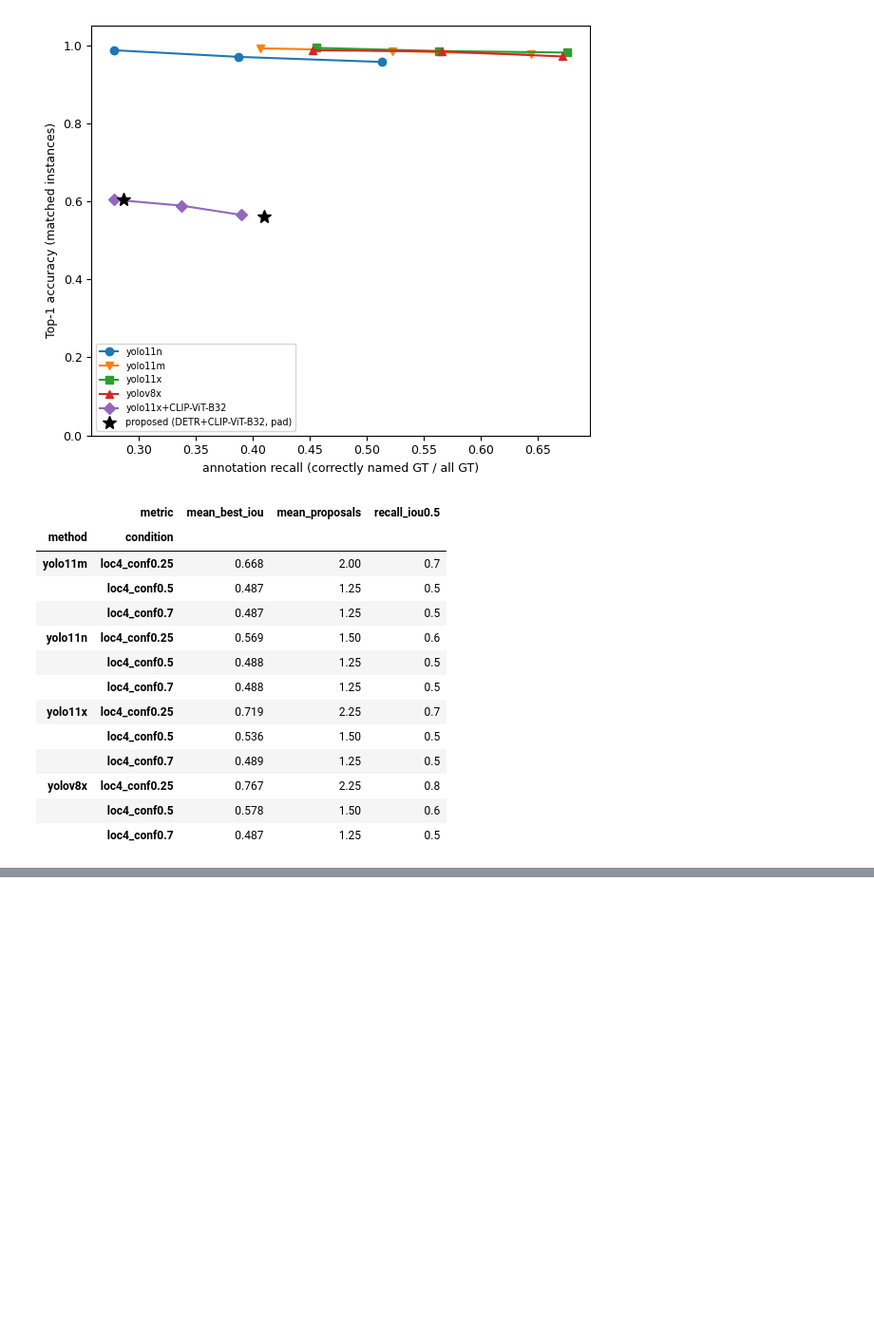
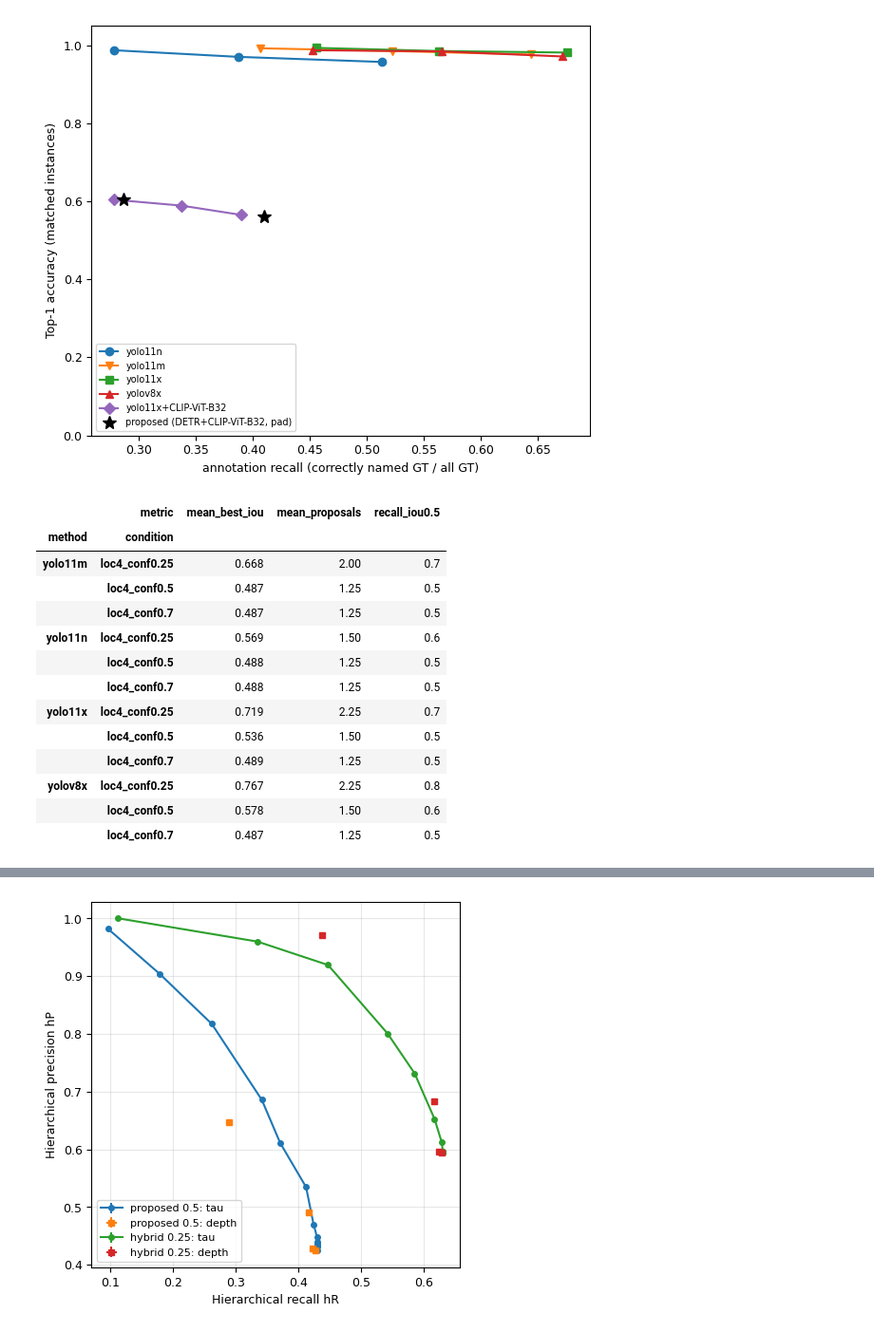
Before and after one commit to Arcazyteez/Adjustable-GranularityObjectAnnotation, a Jupyter notebook: visualize_result.ipynb, the cells around one changed output, grey strips where cells are left out. Shown at 95% size. Drawn from its saved outputs; the diff is of its cells as text; code cells hidden in the pictures; blank space fills up the shorter version.

```diff
--- a/visualize_result.ipynb
+++ b/visualize_result.ipynb
@@ -382,0 +476,77 @@ display(loc)
+# %%
+import itertools
+from IPython.display import display
+
+EX007 = "ex007_coco_val_hierarchy_eval"
+EX007_SPLITS = ["dev500", "test500"]                       # 表1に表示する分割
+EX007_PAIRS = [("proposed", 0.5, "hybrid", 0.25), ("proposed", 0.97, "hybrid", 0.7)]  # 評価数が近い組
+EX007_PLOT_SPLIT = "lvis_test"                              # 図に表示する分割
+EX007_PLOT_CONDITIONS = [("proposed", 0.5), ("hybrid", 0.25)]  # 図に表示する（手法，閾値）
+
+
+def ex007_metrics():
+    """
+    ex007の全条件の metrics.json を読み込み，seed間の平均と標準偏差を計算する．
+
+    Returns:
+        pd.DataFrame: 行が（手法，分割，閾値），列が指標の平均（*_mean）と標準偏差（*_std）．
+    """
+    rows = []
+    for path in glob.glob(os.path.join(OUTPUT_DIR, EX007, "*", "*", "*", "metrics.json")):
+        method, condition, seed = path.split(os.sep)[-4:-1]
+        split, threshold = condition.rsplit("_th", 1)
+        with open(path) as f:
+            rows.append({"method": method, "split": split, "threshold": float(threshold), "seed": int(seed)} | json.load(f))
+    df = pd.DataFrame(rows)
+    keys = ["method", "split", "threshold"]
+    values = [c for c in df.columns if c not in keys + ["seed"] and pd.api.types.is_numeric_dtype(df[c])]
+    return df.groupby(keys)[values].agg(["mean", "std"]).pipe(lambda t: t.set_axis([f"{a}_{b}" for a, b in t.columns], axis=1))
+
+
+def ex007_table():
+    """
+    表1：評価数が近い組の比較と誤りの伝播の指標を表にまとめ，保存する．
+
+    Returns:
+        pd.DataFrame: 表1．
+    """
+    metrics = ex007_metrics()
+    cols = ["n_mean", "top1_mean", "r_mean", "n_h_mean", "wrong_branch_rate_mean",
+            "auroc_root_conf_mean", "auroc_last_conf_mean", "auroc_cum_conf_mean"]
+    rows = []
+    for split, (m_a, t_a, m_b, t_b) in itertools.product(EX007_SPLITS, EX007_PAIRS):
+        for method, threshold in [(m_a, t_a), (m_b, t_b)]:
+            rows.append(pd.Series({"split": split, "method": method, "threshold": threshold})
+                        ._append(metrics.loc[(method, split, threshold), cols]))
+    table = pd.DataFrame(rows)
+    table.to_csv(os.path.join(OUTPUT_DIR, EX007, "table_pairs_summary.csv"), index=False)
+    return table
+
+
+def ex007_figure():
+    """
+    図：停止規則（τと深さの上限）ごとの階層的適合率と再現率を描画し保存する．
+
+    Returns:
+        None
+    """
+    fig, ax = plt.subplots(figsize=(5, 5))
+    for method, threshold in EX007_PLOT_CONDITIONS:
+        paths = glob.glob(os.path.join(OUTPUT_DIR, EX007, method, f"{EX007_PLOT_SPLIT}_th{threshold}", "*", "stopping_curve.csv"))
+        curves = pd.concat([pd.read_csv(p) for p in paths]).groupby(["rule", "value"])[["lvis_hP", "lvis_hR"]].agg(["mean", "std"])
+        for rule, style in [("tau", "-o"), ("depth", "s")]:
+            c = curves.loc[rule]
+            ax.errorbar(c[("lvis_hR", "mean")], c[("lvis_hP", "mean")], xerr=c[("lvis_hR", "std")].fillna(0),
+                        yerr=c[("lvis_hP", "std")].fillna(0), fmt=style, ms=4, label=f"{method} {threshold}: {rule}")
+    ax.set_xlabel("Hierarchical recall hR")
+    ax.set_ylabel("Hierarchical precision hP")
+    ax.grid(alpha=0.3)
+    ax.legend(fontsize=8)
+    fig.savefig(os.path.join(OUTPUT_DIR, EX007, f"fig_stopping_{EX007_PLOT_SPLIT}.png"), dpi=150, bbox_inches="tight")
+    plt.show()
+
+
+display(ex007_table().round(3))
+display(pd.read_csv(os.path.join(OUTPUT_DIR, EX007, "table_stopping.csv")).round(3))
+ex007_figure()
+# %% [output]
@@ -382,0 +579 @@ display(loc)
+[figure, added]
```
Also changed, not shown: parts of 4 cells of this notebook, 56 other files.
